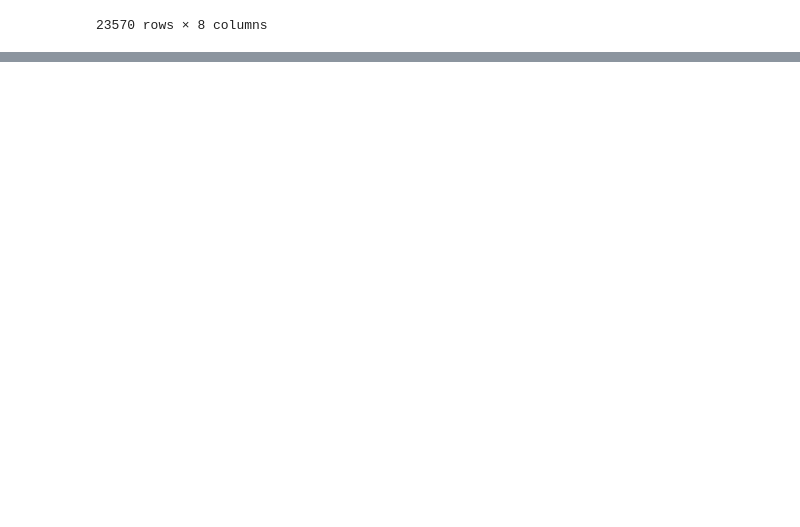
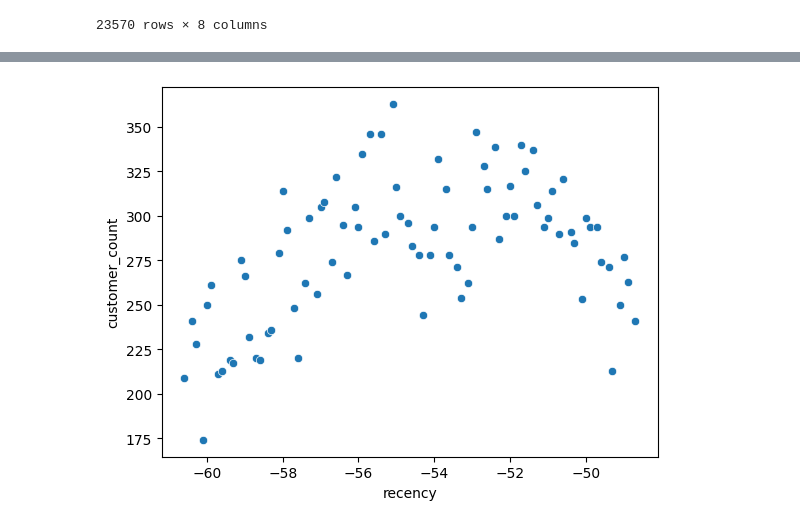
Before and after one commit to kymayodeji/marketing, a Jupyter notebook: eda.ipynb, the cells around one changed output, grey strips where cells are left out. Drawn from its saved outputs; the diff is of its cells as text; code cells hidden in the pictures; blank space fills up the shorter version.

Commit message:
added more eda visualizations

```diff
--- a/eda.ipynb
+++ b/eda.ipynb
@@ -299,0 +333,10 @@ ml_dataset_df
+# %%
+recency = pd.DataFrame(ml_dataset_df.groupby('recency').size()).reset_index()
+recency['recency_weeks'] = np.round((recency['recency']/7),1)
+recency = pd.DataFrame(recency.groupby('recency_weeks').sum()).reset_index()
+recency.columns = ['recency', 'recency_weeks', 'customer_count']
+
+ax = sns.scatterplot(x='recency', y='customer_count', data=recency)
+#ax.title("Customers based on last purchase")
+# %% [output]
+[figure, added]
```
Also changed, not shown: parts of 5 cells of this notebook.
